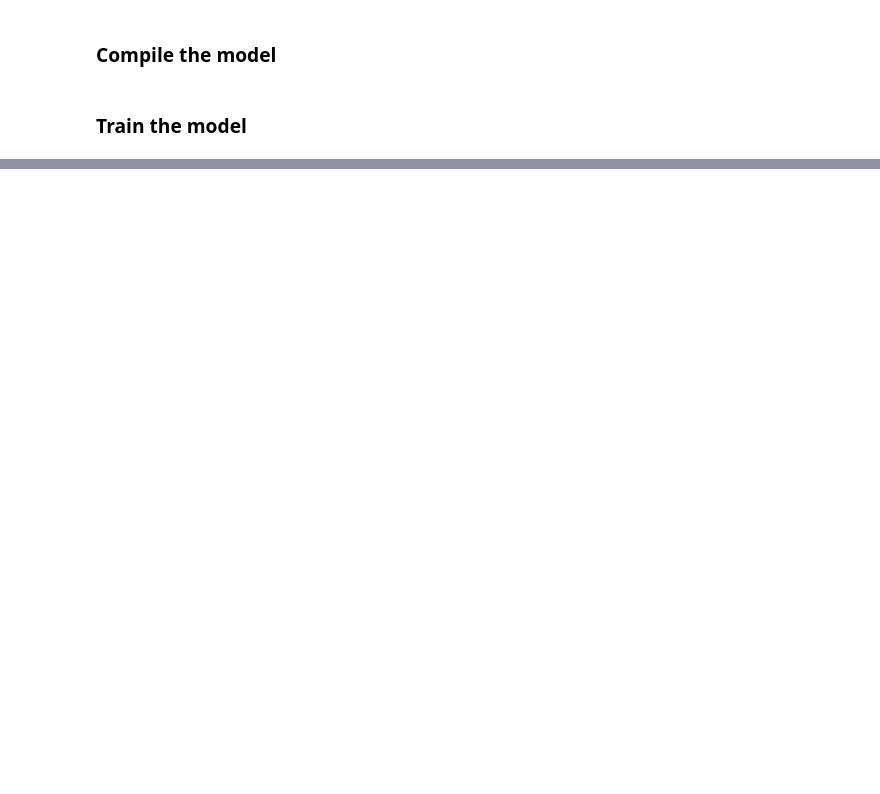
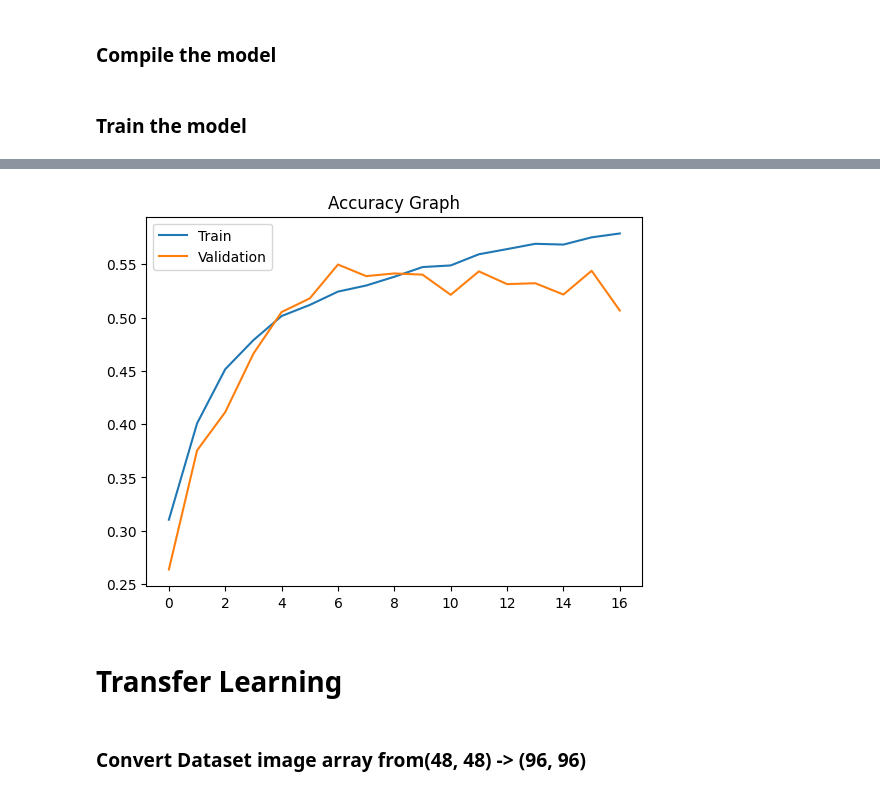
Before and after one commit to Mikun007/Agentic-AI-Generative-AI-AI-ML-DA-FSDS-_-Codes_Experties, a Jupyter notebook: Projects/Emotion Detection FER2013/Emotion Detection.ipynb, the cells around one changed output, grey strips where cells are left out. Drawn from its saved outputs; the diff is of its cells as text; code cells hidden in the pictures; blank space fills up the shorter version.

```diff
--- a/Projects/Emotion Detection FER2013/Emotion Detection.ipynb
+++ b/Projects/Emotion Detection FER2013/Emotion Detection.ipynb
@@ -240,0 +332,29 @@ plt.show()
+# %%
+model.compile(
+    optimizer="adam",
+    loss="categorical_crossentropy",
+    metrics=["accuracy"]
+)
+# %%
+from tensorflow.keras.callbacks import EarlyStopping
+
+# Defining the callback
+early_stop = EarlyStopping(
+    monitor = "val_loss",
+    patience=10,
+    restore_best_weights=True
+)
+# %%
+from tensorflow.keras.callbacks import ModelCheckpoint
+checkpoint = ModelCheckpoint(
+    "best_emotion_model.keras",
+    monitor="val_loss",
+    save_best_only=True
+)
+# %%
+history = model.fit(
+    train_generator,
+    epochs = 100,
+    validation_data=(X_val, y_val),
+    callbacks=[early_stop, checkpoint]
+)
@@ -240,0 +387,14 @@ plt.show()
+# %%
+import matplotlib.pyplot as plt
+
+plt.plot(history.history['accuracy'])
+plt.plot(history.history['val_accuracy'])
+plt.legend(['Train', 'Validation'])
+plt.title("Accuracy Graph")
+plt.show()
+# %% [output]
+[figure, added]
+# %% [markdown]
+# Transfer Learning
+# %% [markdown]
+### Convert Dataset image array from(48, 48) -> (96, 96)
```
Also changed, not shown: parts of 75 cells of this notebook.
